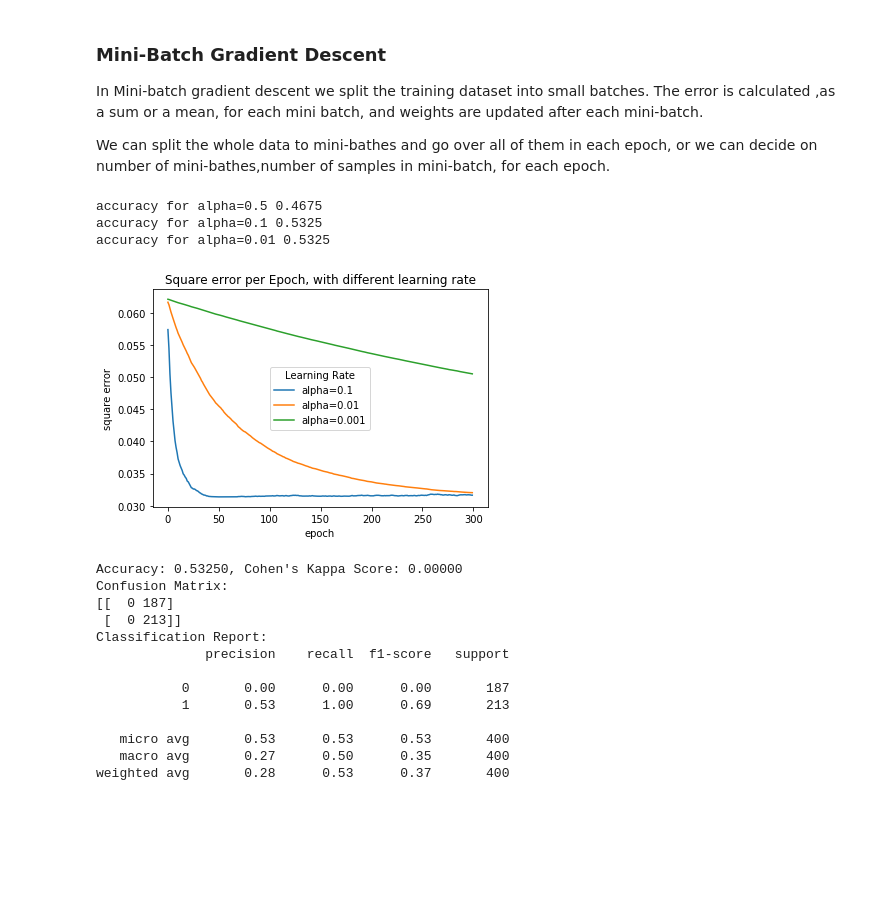
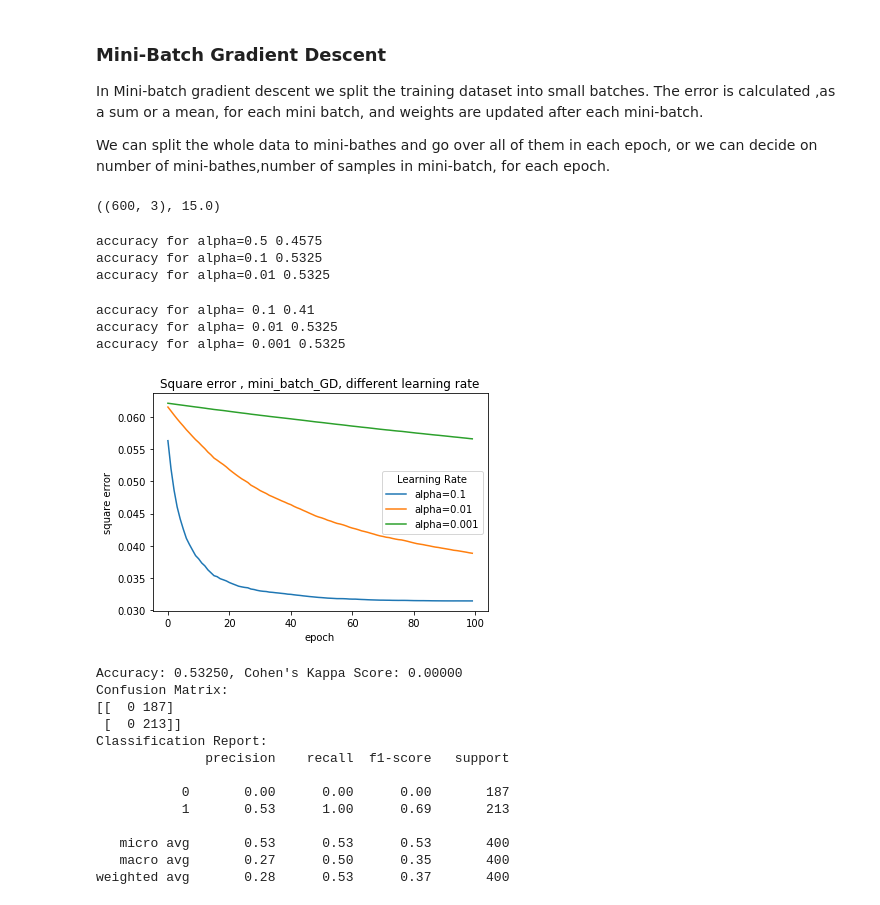
Before and after one commit to naomifridman/Introduction_to_deep_learning, a Jupyter notebook: Deep_Learning_intro_part3_mlp_backpropogation.ipynb, the cells around one changed output. Saved outputs shown, nothing was run; the diff lists cells and outputs as text; code cells hidden in the pictures; blank space fills up the shorter version.

```diff
--- a/Deep_Learning_intro_part3_mlp_backpropogation.ipynb
+++ b/Deep_Learning_intro_part3_mlp_backpropogation.ipynb
@@ -754,17 +751,18 @@ In Mini-batch gradient descent we split the training dataset into small batches.
 
 We can split the whole data to mini-bathes and go over all of them in each epoch, or we can decide on number of mini-bathes,number of samples in mini-batch, for each epoch.
 # %%
-def train_network_mini_batch_GD(network, x_train, y_true, l_rate, n_epoch, verbose=0):
+def train_network_mini_batch_GD(network, x_train, y_true, l_rate, n_epoch, batch_size = 20,
+                                verbose=0):
 
     epoch_error = []
     m = x_train.shape[0]
-    batch_size = 20
+
     for epoch in range(n_epoch):
 
         x_train,y_true = shuffle(x_train,y_true, random_state=0)
         sum_error = 0
 
-        for i in range(0,batch_size*15,batch_size):
+        for i in range(0,batch_size*(x_train.shape[0]//batch_size),batch_size):
             X_i = x_train[i:i+batch_size]
             y_i = y_true[i:i+batch_size]
 
@@ -779,46 +777,85 @@ def train_network_mini_batch_GD(network, x_train, y_true, l_rate, n_epoch, verbo
         if (verbose):
             print('>epoch=%d,  error=%.3f' % (epoch, sum_error))
     return epoch_error
+# %%
+X_train.shape, 600/20/2
+# %% [output]
+((600, 3), 15.0)
 # %%
 np.random.seed(0)
-n_epoch=300
+n_epoch=30
 network = initialize_mlp()
+lr=0.5
 epoch_error_5 = train_network_mini_batch_GD(network=network, x_train=X_train,
                             y_true=y_train,
-                            l_rate=0.1, n_epoch=n_epoch)
+                            l_rate=lr, n_epoch=n_epoch)
 pred_test = predict(network, X_test)
-print('accuracy for alpha=0.5', accuracy_score(y_test, np.where(pred_test > 0.5, 1, 0)))
+print('accuracy for alpha=', lr, accuracy_score(y_test, np.where(pred_test > 0.5, 1, 0)))
 
 np.random.seed(0)
 network = initialize_mlp()
+lr=0.01
 epoch_error_1 = train_network_mini_batch_GD(network=network, x_train=X_train,
                             y_true=y_train,
-                            l_rate=0.01, n_epoch=n_epoch)
+                            l_rate=lr, n_epoch=n_epoch)
 pred_test = predict(network, X_test)
-print('accuracy for alpha=0.1', accuracy_score(y_test, np.where(pred_test > 0.5, 1, 0)))
+print('accuracy for alpha=', lr,accuracy_score(y_test, np.where(pred_test > 0.5, 1, 0)))
 
 np.random.seed(0)
 network = initialize_mlp()
+lr=0.001
 epoch_error_0001 = train_network_mini_batch_GD(network=network, x_train=X_train,
                             y_true=y_train,
-                            l_rate=0.001, n_epoch=n_epoch)
+                            l_rate=lr, n_epoch=n_epoch)
 pred_test = predict(network, X_test)
-print('accuracy for alpha=0.01', accuracy_score(y_test, np.where(pred_test > 0.5, 1, 0)))
+print('accuracy for alpha=',lr, accuracy_score(y_test, np.where(pred_test > 0.5, 1, 0)))
 # %% [output]
-accuracy for alpha=0.5 0.4675
+accuracy for alpha=0.5 0.4575
 accuracy for alpha=0.1 0.5325
 accuracy for alpha=0.01 0.5325
+# %%
+np.random.seed(0)
+n_epoch=100
+network = initialize_mlp()
+lr=0.1
+epoch_error_5 = train_network_mini_batch_GD(network=network, x_train=X_train,
+                            y_true=y_train,
+                            l_rate=lr, n_epoch=n_epoch, batch_size = 50)
+pred_test = predict(network, X_test)
+print('accuracy for alpha=', lr,accuracy_score(y_test, np.where(pred_test > 0.5, 1, 0)))
+
+np.random.seed(0)
+network = initialize_mlp()
+lr=0.01
+epoch_error_1 = train_network_mini_batch_GD(network=network, x_train=X_train,
+                            y_true=y_train,
+                            l_rate=lr, n_epoch=n_epoch, batch_size = 50)
+pred_test = predict(network, X_test)
+print('accuracy for alpha=', lr,accuracy_score(y_test, np.where(pred_test > 0.5, 1, 0)))
+
+np.random.seed(0)
+network = initialize_mlp()
+lr=0.001
+epoch_error_0001 = train_network_mini_batch_GD(network=network, x_train=X_train,
+                            y_true=y_train,
+                            l_rate=lr, n_epoch=n_epoch, batch_size = 50)
+pred_test = predict(network, X_test)
+print('accuracy for alpha=', lr, accuracy_score(y_test, np.where(pred_test > 0.5, 1, 0)))
+# %% [output]
+accuracy for alpha= 0.1 0.41
+accuracy for alpha= 0.01 0.5325
+accuracy for alpha= 0.001 0.5325
 # %%
 plt.plot(epoch_error_5)
 plt.plot(epoch_error_1)
 plt.plot(epoch_error_0001)
 plt.ylabel('square error')
 plt.xlabel('epoch')
-plt.title('Square error per Epoch, with different learning rate')
+plt.title('Square error , mini_batch_GD, different learning rate')
 plt.legend(['alpha=0.1', 'alpha=0.01','alpha=0.001'], title="Learning Rate")
 plt.show()
 # %% [output]
-[figure, old version]
+[figure, new version]
 # %%
 from sklearn.metrics import accuracy_score
 from sklearn.metrics import confusion_matrix
```
Also changed, not shown: parts of 10 cells of this notebook.
